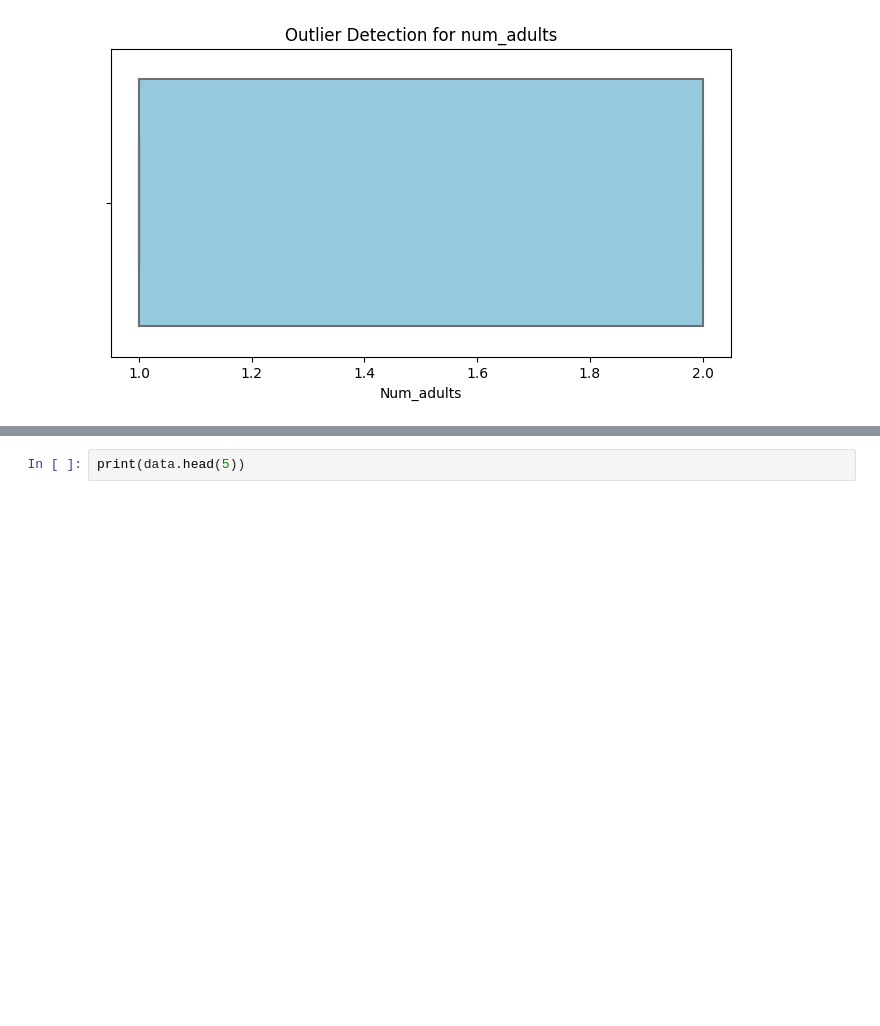
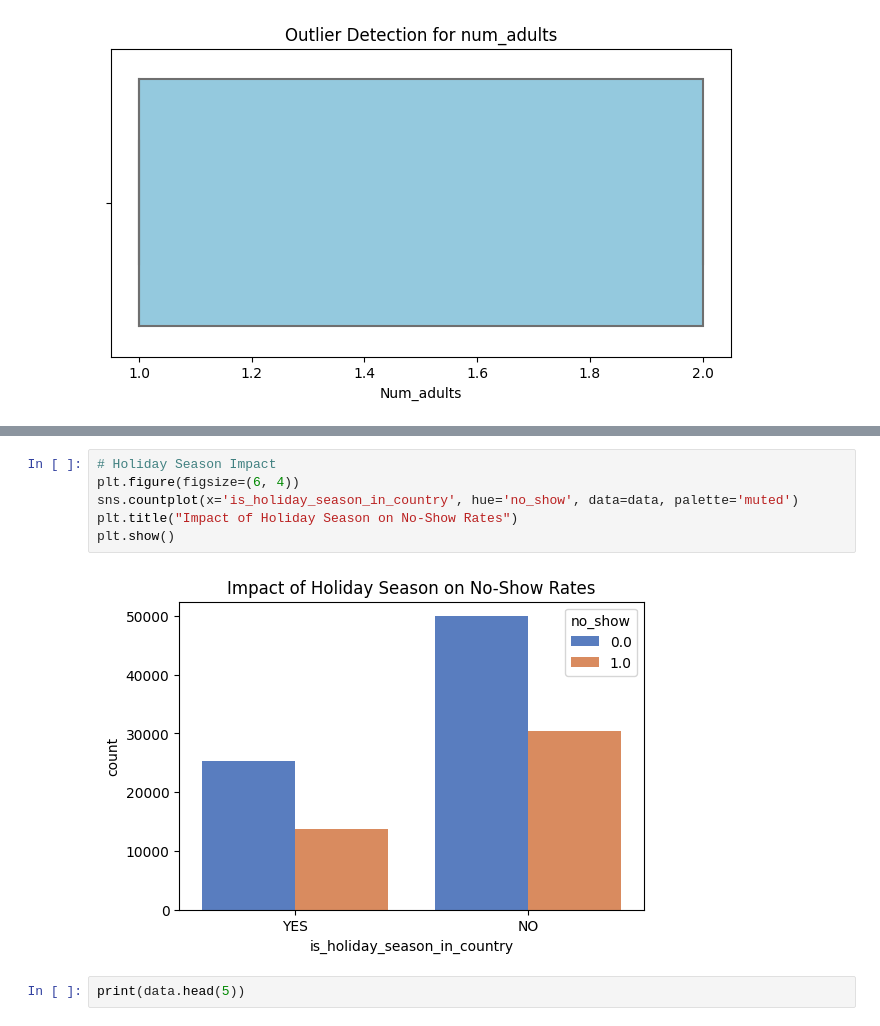
Before and after one commit to e-seet/inf2008ML, a Jupyter notebook: notebook.ipynb, the cells around one changed output, grey strips where cells are left out. Saved outputs shown, nothing was run; the diff lists cells and outputs as text; blank space fills up the shorter version.

```diff
--- a/notebook.ipynb
+++ b/notebook.ipynb
@@ -1362,3 +1367,11 @@ Index: []
+# %%
+# Holiday Season Impact
+plt.figure(figsize=(6, 4))
+sns.countplot(x='is_holiday_season_in_country', hue='no_show', data=data, palette='muted')
+plt.title("Impact of Holiday Season on No-Show Rates")
+plt.show()
+# %% [output]
+[figure, added]
 # %%
 print(data.head(5))
 # %% [output]
```
Also changed, not shown: parts of 15 cells of this notebook.
